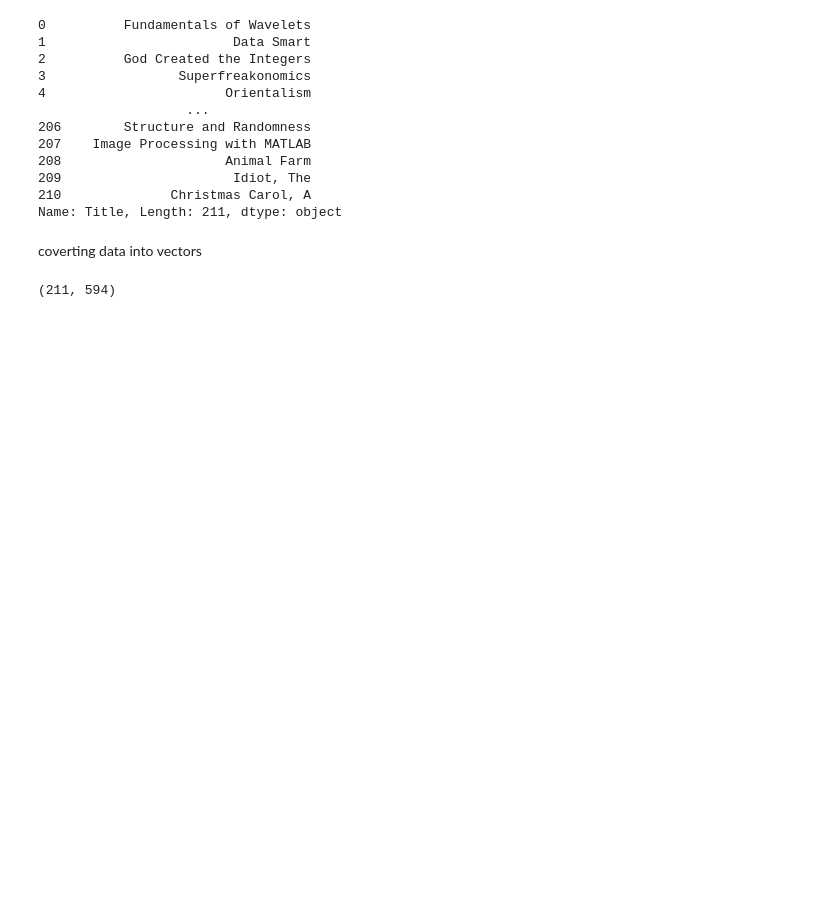
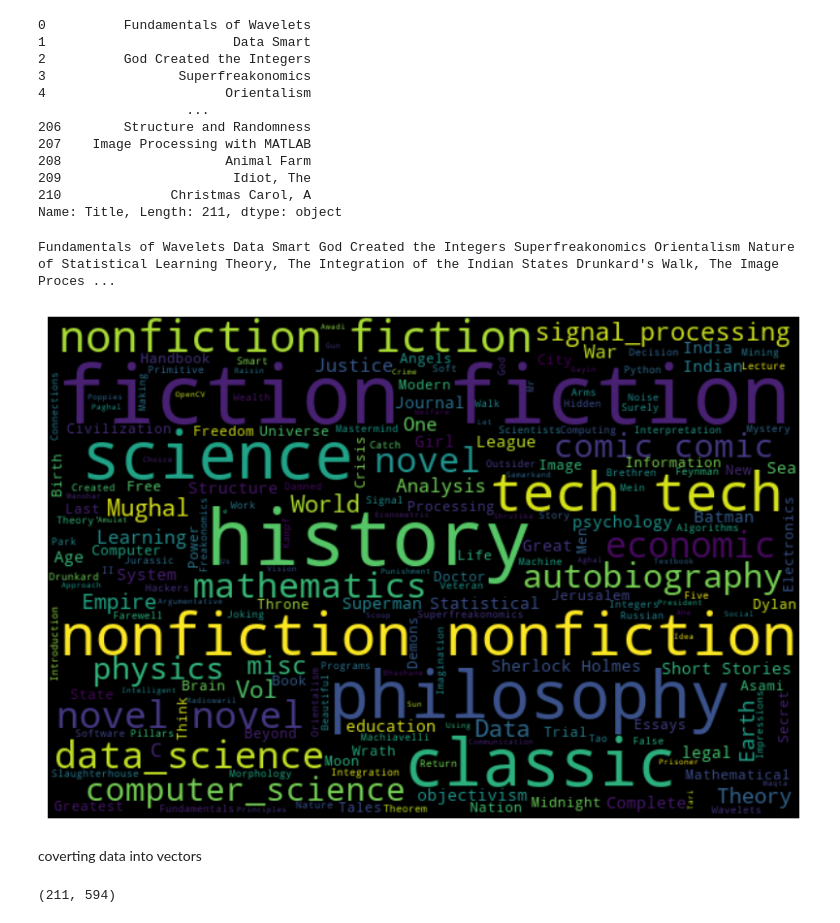
Before and after one commit to kmohannarasimha/book_recommendation_cosine_similarity, a Jupyter notebook: cosine_recommend.ipynb, the cells around one changed output. Drawn from its saved outputs; the diff is of its cells as text; code cells hidden in the pictures; blank space fills up the shorter version.

```diff
--- a/cosine_recommend.ipynb
+++ b/cosine_recommend.ipynb
@@ -79,6 +79,39 @@ data.Title
 209                      Idiot, The
 210              Christmas Carol, A
 Name: Title, Length: 211, dtype: object
+# %%
+n=""
+for i in data['SubGenre'].values:
+
+    n=n+i+" "
+
+s=""
+for i in data['Genre'].values:
+
+    s=s+i+" "
+a=""
+for i in data['Title'].values:
+
+    a=a+i+" "
+h=a+n+s
+print(h)
+# %% [output]
+Fundamentals of Wavelets Data Smart God Created the Integers Superfreakonomics Orientalism Nature of Statistical Learning Theory, The Integration of the Indian States Drunkard's Walk, The Image Proces ...
+# %%
+%matplotlib inline
+import matplotlib.pyplot as plt
+from wordcloud import WordCloud
+
+wordcloud = WordCloud(width=600,
+                     height=400,
+                     random_state=2,
+                     max_font_size=100).generate(h)
+
+plt.figure(figsize=(10, 7))
+plt.imshow(wordcloud, interpolation='bilinear')
+plt.axis('off');
+# %% [output]
+[figure, added]
 # %% [markdown]
 coverting data into vectors
 # %%
```
Also changed, not shown: parts of 18 cells of this notebook, 11 other files.
